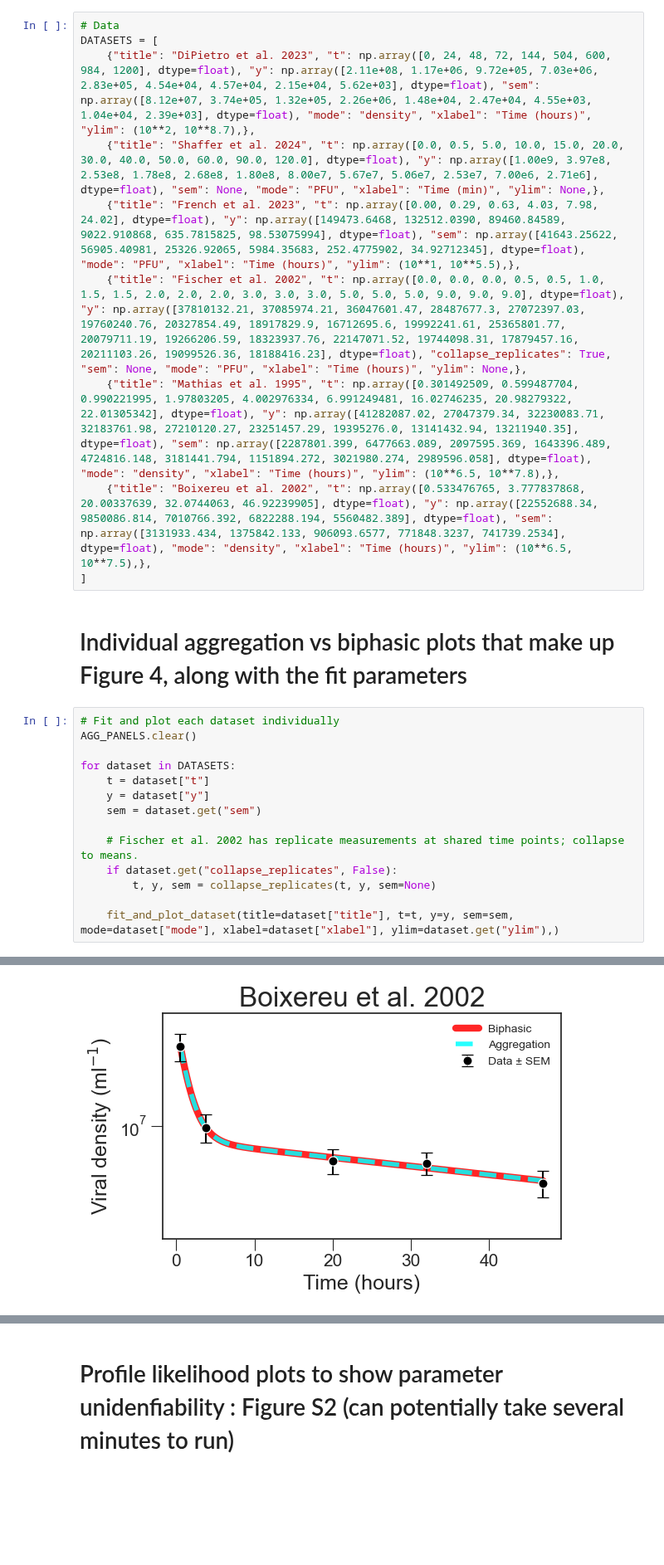
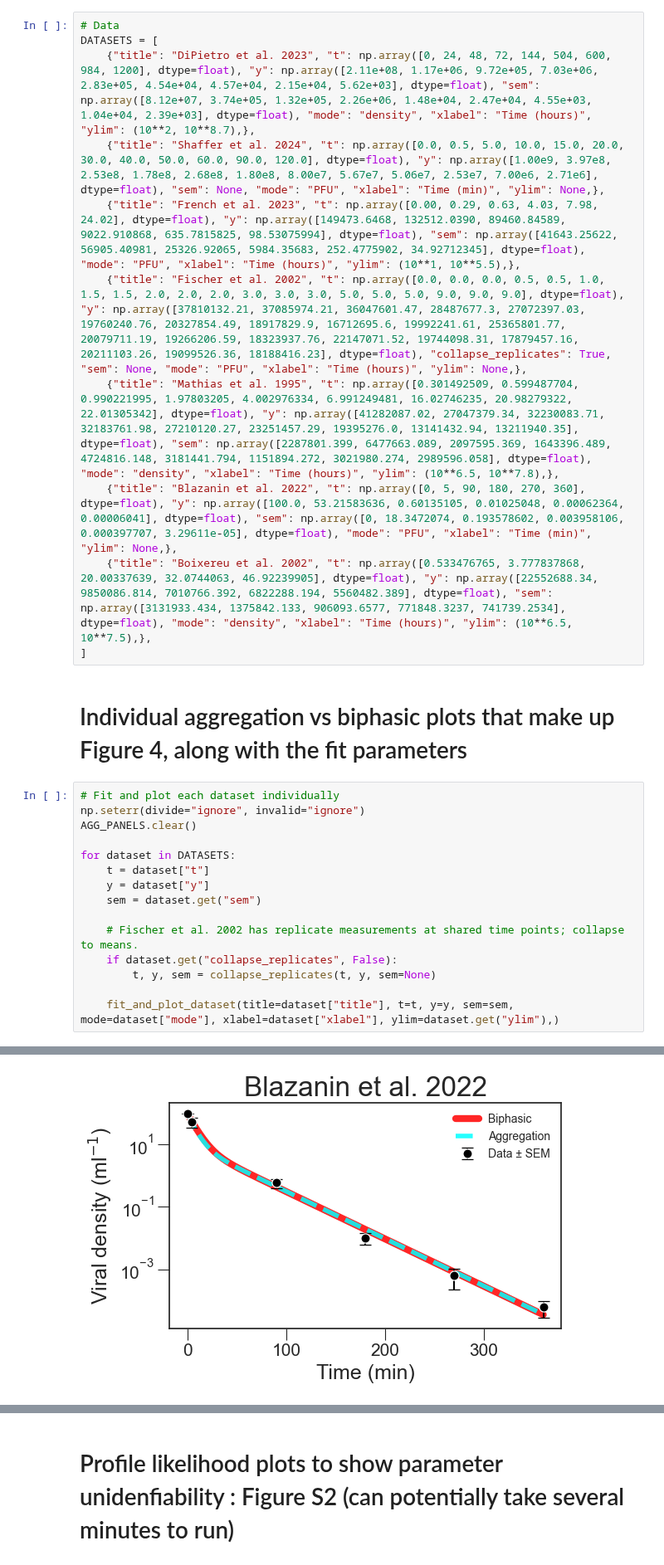
Before and after one commit to aranilah/Slower-than-exponential-viral-decay, a Jupyter notebook: Aggregation_to_biphasic_mapping.ipynb, the cells around one changed output, grey strips where cells are left out. Shown at 83% size. Drawn from its saved outputs; the diff is of its cells as text; blank space fills up the shorter version.

```diff
--- a/Aggregation_to_biphasic_mapping.ipynb
+++ b/Aggregation_to_biphasic_mapping.ipynb
@@ -419,12 +419,14 @@ DATASETS = [
     {"title": "French et al. 2023", "t": np.array([0.00, 0.29, 0.63, 4.03, 7.98, 24.02], dtype=float), "y": np.array([149473.6468, 132512.0390, 89460.84589, 9022.910868, 635.7815825, 98.53075994], dtype=float), "sem": np.array([41643.25622, 56905.40981, 25326.92065, 5984.35683, 252.4775902, 34.92712345], dtype=float), "mode": "PFU", "xlabel": "Time (hours)", "ylim": (10**1, 10**5.5),},
     {"title": "Fischer et al. 2002", "t": np.array([0.0, 0.0, 0.0, 0.5, 0.5, 1.0, 1.5, 1.5, 2.0, 2.0, 2.0, 3.0, 3.0, 3.0, 5.0, 5.0, 5.0, 9.0, 9.0, 9.0], dtype=float), "y": np.array([37810132.21, 37085974.21, 36047601.47, 28487677.3, 27072397.03, 19760240.76, 20327854.49, 18917829.9, 16712695.6, 19992241.61, 25365801.77, 20079711.19, 19266206.59, 18323937.76, 22147071.52, 19744098.31, 17879457.16, 20211103.26, 19099526.36, 18188416.23], dtype=float), "collapse_replicates": True, "sem": None, "mode": "PFU", "xlabel": "Time (hours)", "ylim": None,},
     {"title": "Mathias et al. 1995", "t": np.array([0.301492509, 0.599487704, 0.990221995, 1.97803205, 4.002976334, 6.991249481, 16.02746235, 20.98279322, 22.01305342], dtype=float), "y": np.array([41282087.02, 27047379.34, 32230083.71, 32183761.98, 27210120.27, 23251457.29, 19395276.0, 13141432.94, 13211940.35], dtype=float), "sem": np.array([2287801.399, 6477663.089, 2097595.369, 1643396.489, 4724816.148, 3181441.794, 1151894.272, 3021980.274, 2989596.058], dtype=float), "mode": "density", "xlabel": "Time (hours)", "ylim": (10**6.5, 10**7.8),},
+    {"title": "Blazanin et al. 2022", "t": np.array([0, 5, 90, 180, 270, 360], dtype=float), "y": np.array([100.0, 53.21583636, 0.60135105, 0.01025048, 0.00062364, 0.00006041], dtype=float), "sem": np.array([0, 18.3472074, 0.193578602, 0.003958106, 0.000397707, 3.29611e-05], dtype=float), "mode": "PFU", "xlabel": "Time (min)", "ylim": None,},
     {"title": "Boixereu et al. 2002", "t": np.array([0.533476765, 3.777837868, 20.00337639, 32.0744063, 46.92239905], dtype=float), "y": np.array([22552688.34, 9850086.814, 7010766.392, 6822288.194, 5560482.389], dtype=float), "sem": np.array([3131933.434, 1375842.133, 906093.6577, 771848.3237, 741739.2534], dtype=float), "mode": "density", "xlabel": "Time (hours)", "ylim": (10**6.5, 10**7.5),},
 ]
 # %% [markdown]
 # Individual aggregation vs biphasic plots that make up Figure 4, along with the fit parameters
 # %%
 # Fit and plot each dataset individually
+np.seterr(divide="ignore", invalid="ignore")
 AGG_PANELS.clear()
 
 for dataset in DATASETS:
@@ -496 +498 @@ Aggregation parameters:
-[figure, old version]
+[figure, new version]
```
Also changed, not shown: parts of 5 cells of this notebook, 1 other file.
